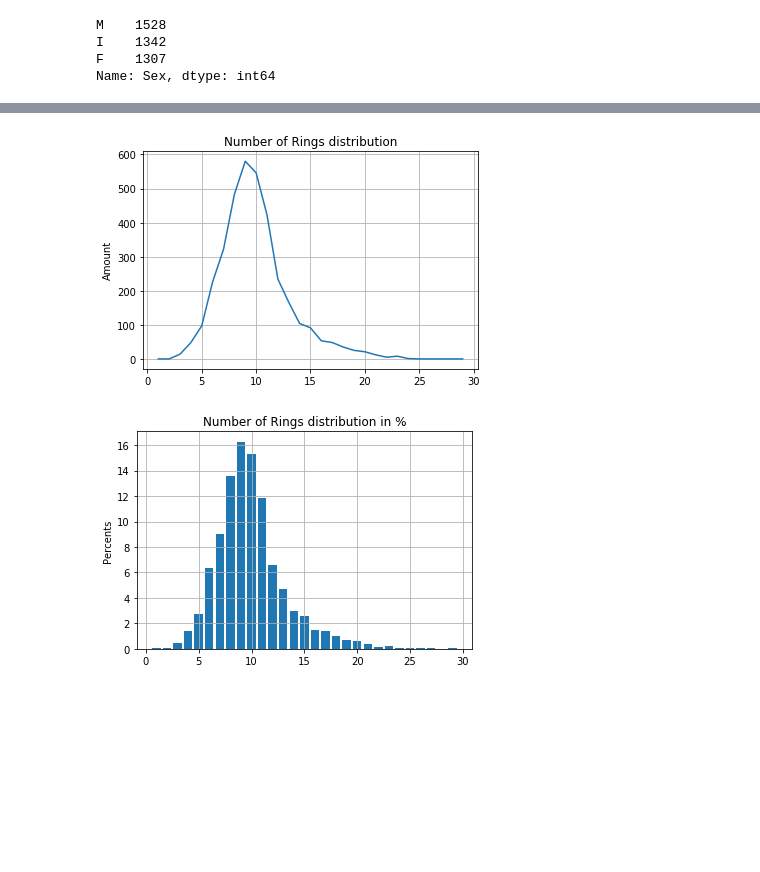
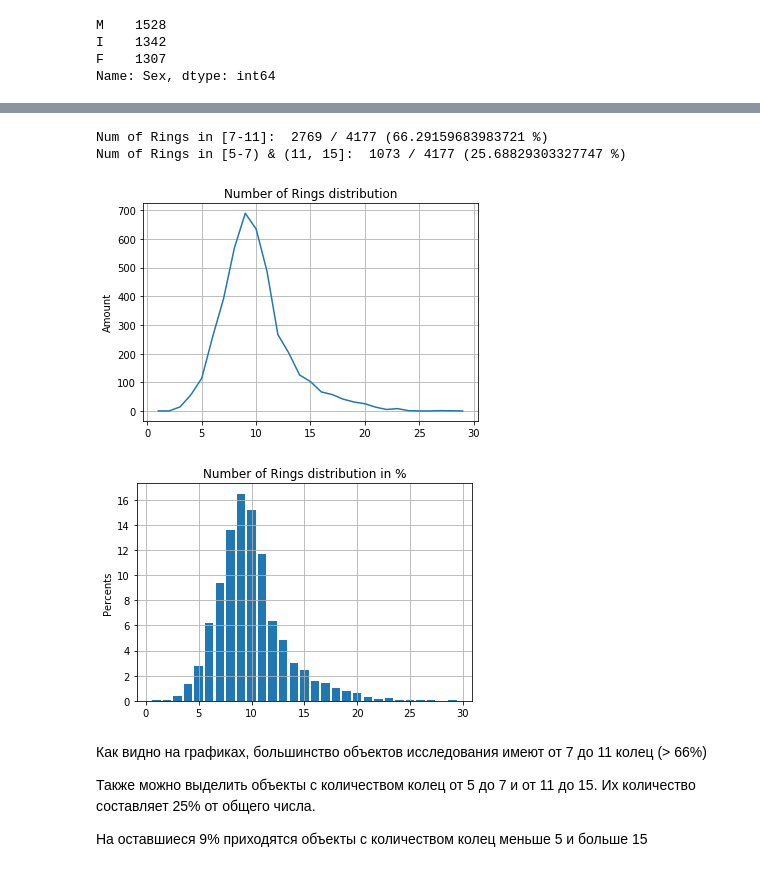
Before and after one commit to xLoSyAsHx/IAD19_ML, a Jupyter notebook: Task1_DataAnalyzing.ipynb, the cells around one changed output, grey strips where cells are left out. Saved outputs shown, nothing was run; the diff lists cells and outputs as text; code cells hidden in the pictures; blank space fills up the shorter version.

```diff
--- a/Task1_DataAnalyzing.ipynb
+++ b/Task1_DataAnalyzing.ipynb
@@ -36,13 +41,3 @@ M    1528
 I    1342
 F    1307
 Name: Sex, dtype: int64
-# %%
-# Add NaN values
-print(df.count())
-print(df.shape)
-print('Num of null values: ' + str(df.isnull().sum().sum()))
-
-nan_mat = np.random.random(df.shape)<0.15
-
-df = df.mask(nan_mat)
-print('\nNum of null values: ' + str(df.isnull().sum().sum()))
@@ -120,24 +113,40 @@ Mean of Rings:            9.9394
 # %%
 ringNumbers = np.sort(df['Rings'].unique())
 ringNumberCounts = []
 ringNumberPercents = []
 for ringNum in ringNumbers:
     ringNumberCounts.append(df[df['Rings'] == ringNum]['Rings'].count())
     ringNumberPercents.append(ringNumberCounts[-1] / df['Rings'].count() * 100)
 
 fig1, plt1 = plt.subplots()
 plt1.plot(ringNumbers, ringNumberCounts)
 plt1.set(title='Number of Rings distribution', ylabel='Amount')
 plt1.grid()
 
 
 fig2, plt2 = plt.subplots()
 plt2.bar(ringNumbers, ringNumberPercents)
 plt2.set(title='Number of Rings distribution in %', ylabel='Percents')
 plt2.grid()
+
+a = df[(df['Rings'] >= 7) & (df['Rings'] <= 11)]['Rings'].count()
+b = df['Rings'].count()
+print('Num of Rings in [7-11]: ', a, '/', b, '(' + str(a / b * 100) + ' %)')
+
+a = df[(df['Rings'] >= 5) & (df['Rings'] < 7) | (df['Rings'] > 11) & (df['Rings'] <= 15)]['Rings'].count()
+b = df['Rings'].count()
+print('Num of Rings in [5-7) & (11, 15]: ', a, '/', b, '(' + str(a / b * 100) + ' %)')
 # %% [output]
+Num of Rings in [7-11]:  2769 / 4177 (66.29159683983721 %)
+Num of Rings in [5-7) & (11, 15]:  1073 / 4177 (25.68829303327747 %)
-[figure, old version]
+[figure, new version]
-[figure, old version]
+[figure, new version]
+# %% [markdown]
+Как видно на графиках, большинство объектов исследования имеют от 7 до 11 колец (> 66%)
+
+Также можно выделить объекты с количеством колец от 5 до 7 и от 11 до 15. Их количество составляет 25% от общего числа.
+
+На оставшиеся 9% приходятся объекты с количеством колец меньше 5 и больше 15
 # %%
 df.describe(include = 'all').drop(['Sex'], axis=1)
 # %% [output]
```
Also changed, not shown: parts of 33 cells of this notebook.
